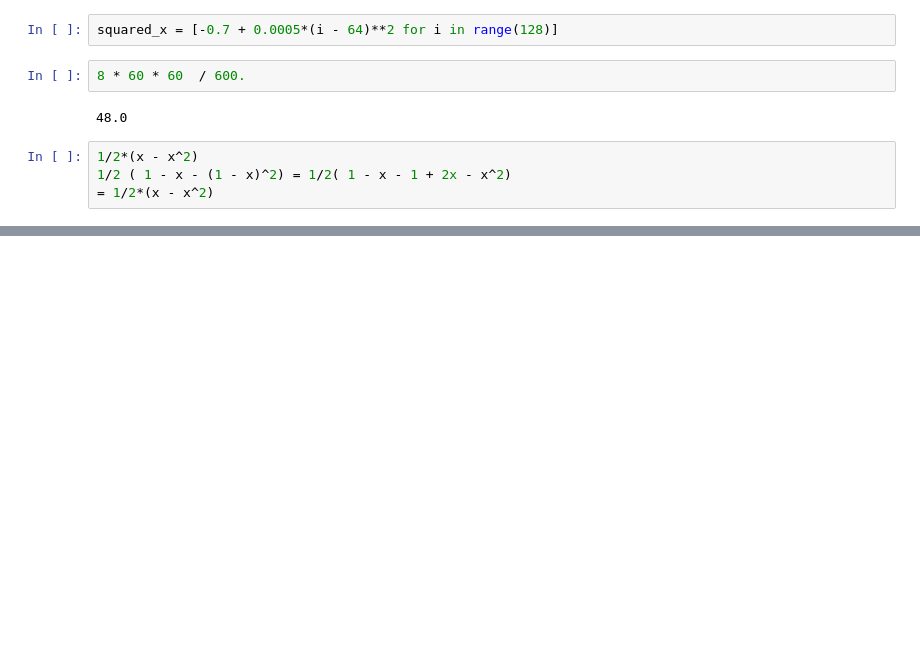
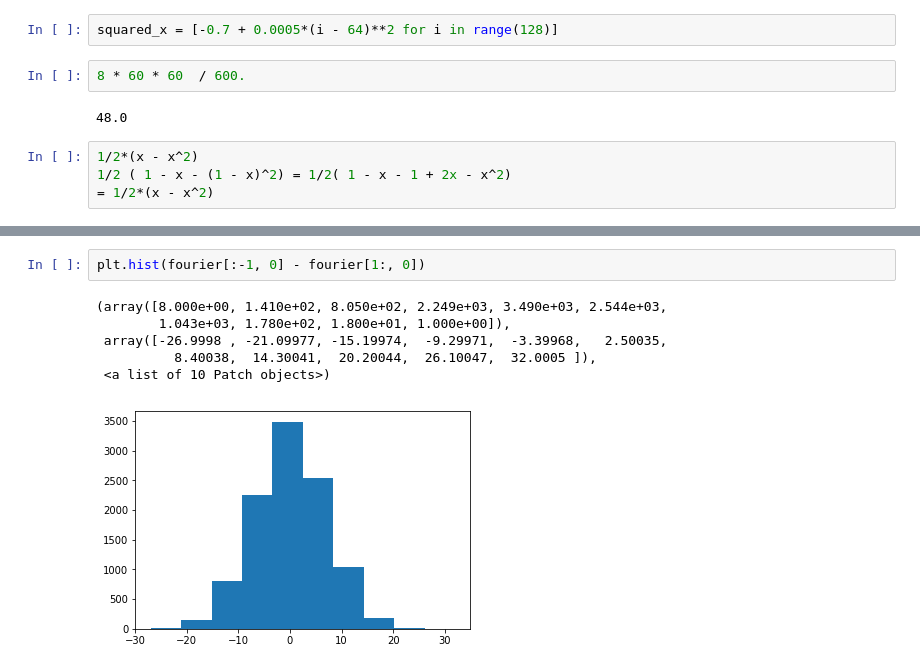
Before and after one commit to daniellengyel/Competitive-Erosion, a Jupyter notebook: Visualization.ipynb, the cells around one changed output, grey strips where cells are left out. Drawn from its saved outputs; the diff is of its cells as text; blank space fills up the shorter version.

```diff
--- a/Visualization.ipynb
+++ b/Visualization.ipynb
@@ -162,0 +178,9 @@ squared_x = [-0.7 + 0.0005*(i - 64)**2 for i in range(128)]
+# %%
+plt.hist(fourier[:-1, 0] - fourier[1:, 0])
+# %% [output]
+(array([8.000e+00, 1.410e+02, 8.050e+02, 2.249e+03, 3.490e+03, 2.544e+03,
+        1.043e+03, 1.780e+02, 1.800e+01, 1.000e+00]),
+ array([-26.9998 , -21.09977, -15.19974,  -9.29971,  -3.39968,   2.50035,
+          8.40038,  14.30041,  20.20044,  26.10047,  32.0005 ]),
+ <a list of 10 Patch objects>)
+[figure, added]
```
Also changed, not shown: parts of 11 cells of this notebook, 6 other files.
